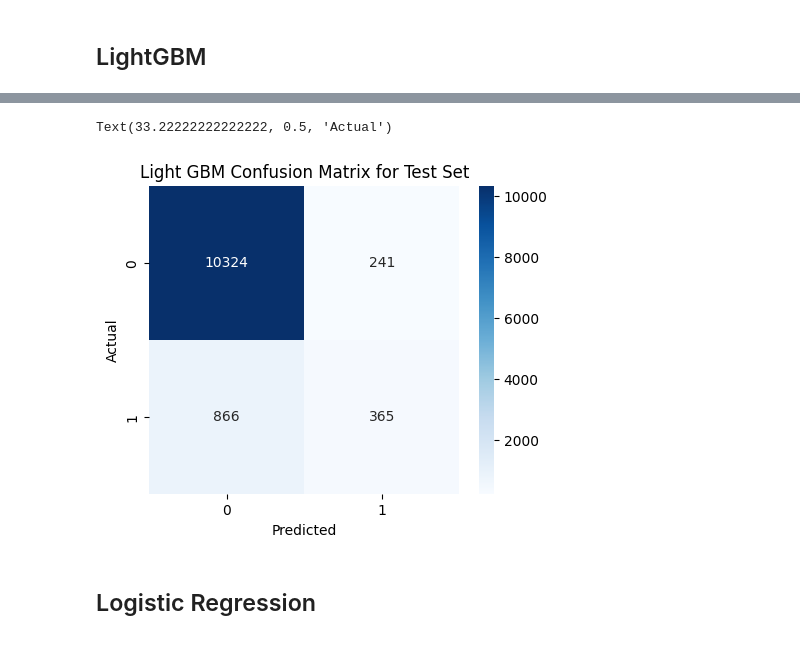
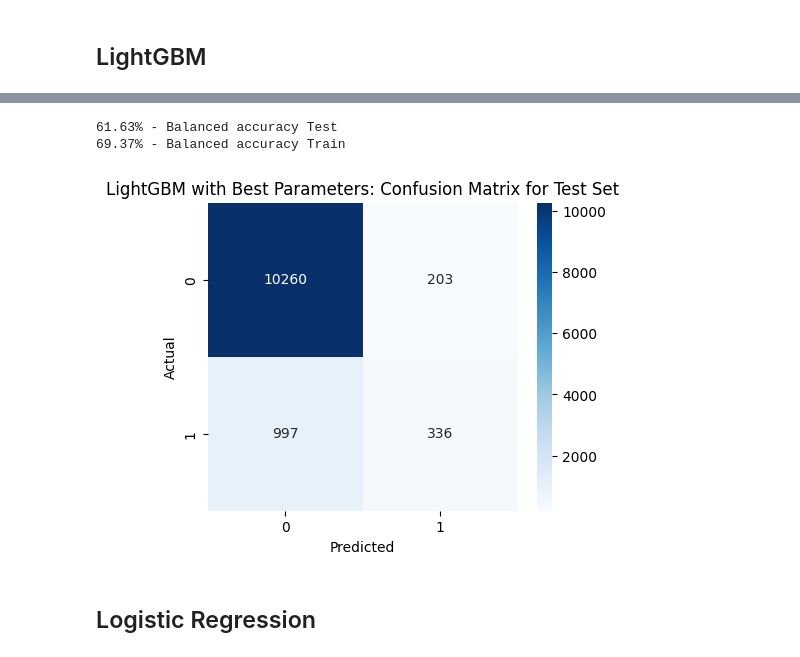
Before and after one commit to jiaminho/RPH-HAC-Prediction, a Jupyter notebook: HAC_Model.ipynb, the cells around one changed output, grey strips where cells are left out. Cells and saved outputs as stored; diff of their text form; code cells hidden in the pictures.

```diff
--- a/HAC_Model.ipynb
+++ b/HAC_Model.ipynb
@@ -537,0 +687,16 @@ print(f"{balanced_accuracy_score(y_train, xgb_train_predictions.round()) * 100:.
+# %%
+# run on best parameters
+xgb_model = xgb.XGBClassifier(objective="binary:logistic", random_state=42, n_estimators=best_params_xgb_binlog['n_estimators'], max_depth=best_params_xgb_binlog['max_depth'], learning_rate=best_params_xgb_binlog['learning_rate'])
+xgb_model.fit(X_train_scaled, y_train)
+
+# predict using test set
+xgb_predictions = xgb_model.predict(X_test_scaled)
+xgb_train_predictions = xgb_model.predict(X_train_scaled)
+
+# show classification report
+print("XGBoost Classification Report:\n")
+print(classification_report(y_test, xgb_predictions))
+
+# show balanced accuracy
+print(f"{balanced_accuracy_score(y_test, xgb_predictions.round()) * 100:.2f}% - Balanced accuracy Test")
+print(f"{balanced_accuracy_score(y_train, xgb_train_predictions.round()) * 100:.2f}% - Balanced accuracy Train")
@@ -595,0 +822,16 @@ print(f"{balanced_accuracy_score(y_train, lgb_train_predictions.round()) * 100:.
+# %%
+# fit model with best parameters
+lgb_best = lgb.LGBMClassifier(**best_params)
+lgb_best.fit(X_train_scaled, y_train)
+
+# predict using test set
+lgb_predictions = lgb_best.predict(X_test_scaled)
+lgb_train_predictions = lgb_best.predict(X_train_scaled)
+
+# show classification report
+print("LightGBM Classification Report:\n")
+print(classification_report(y_test, lgb_predictions))
+
+# show balanced accuracy
+print(f"{balanced_accuracy_score(y_test, lgb_predictions.round()) * 100:.2f}% - Balanced accuracy Test")
+print(f"{balanced_accuracy_score(y_train, lgb_train_predictions.round()) * 100:.2f}% - Balanced accuracy Train")
@@ -596,18 +856,9 @@ print(f"{balanced_accuracy_score(y_train, lgb_train_predictions.round()) * 100:.
 # %%
-# define labels
-labels = ['0', '1']
-
-# confusion matrix
-test_cm = confusion_matrix(y_test, lgb_predictions.round())
-train_cm = confusion_matrix(y_train, lgb_train_predictions.round())
-fig, ax = plt.subplots(figsize=(5, 4))
-sns.heatmap(test_cm, annot=True, fmt='d', cmap='Blues', xticklabels=labels, yticklabels=labels, ax=ax)
-ax.set_title('Light GBM Confusion Matrix for Test Set')
-ax.set_xlabel('Predicted')
-ax.set_ylabel('Actual')
+cm_plot_ba(y_test, lgb_predictions, y_train, lgb_train_predictions, labels, 'LightGBM with Best Parameters')
 # %% [output]
-Text(33.22222222222222, 0.5, 'Actual')
+61.63% - Balanced accuracy Test
+69.37% - Balanced accuracy Train
-[figure, old version]
+[figure, new version]
 # %% [markdown]
 ## Logistic Regression
 # %%
```
Also changed, not shown: parts of 34 cells of this notebook.
